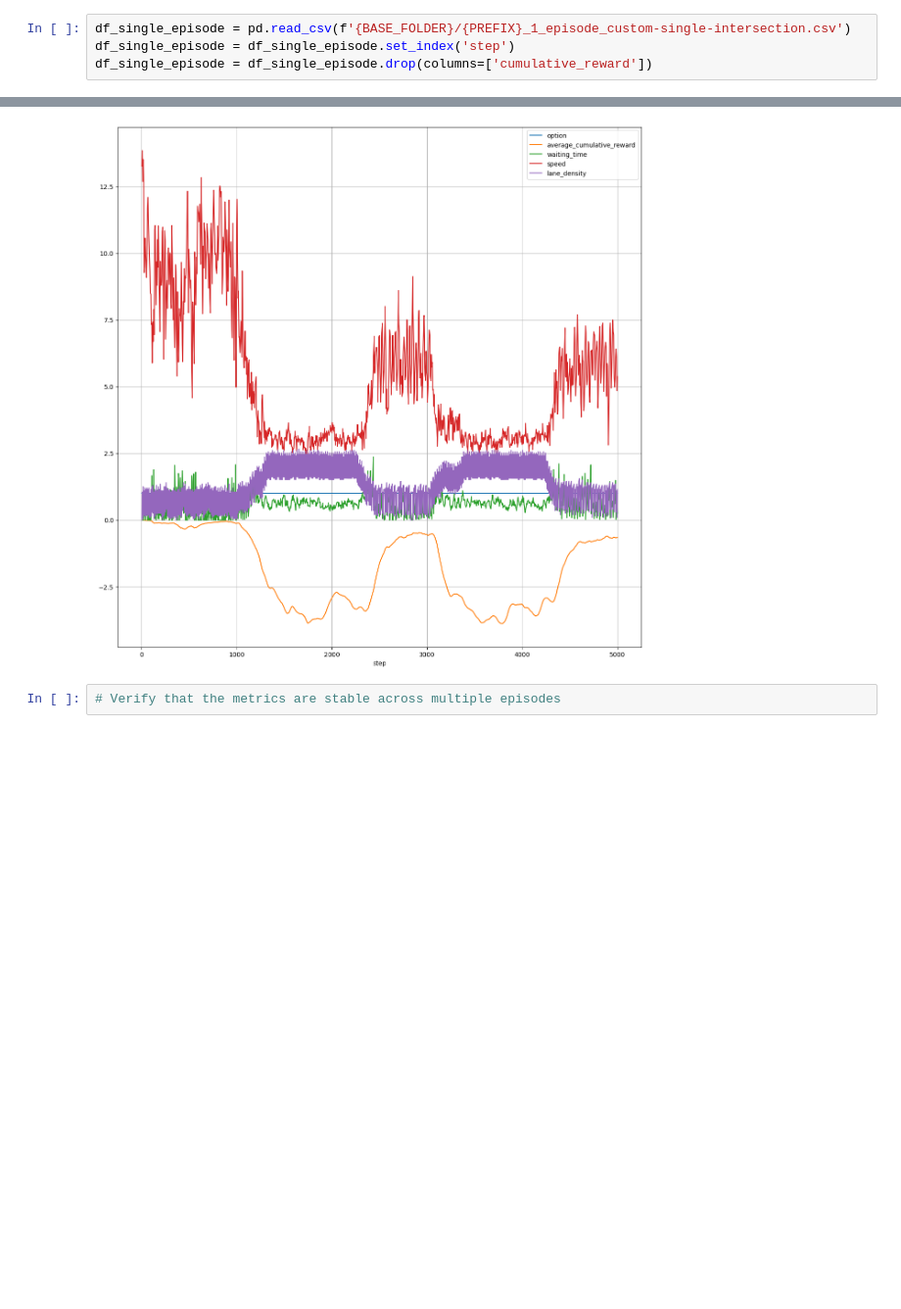
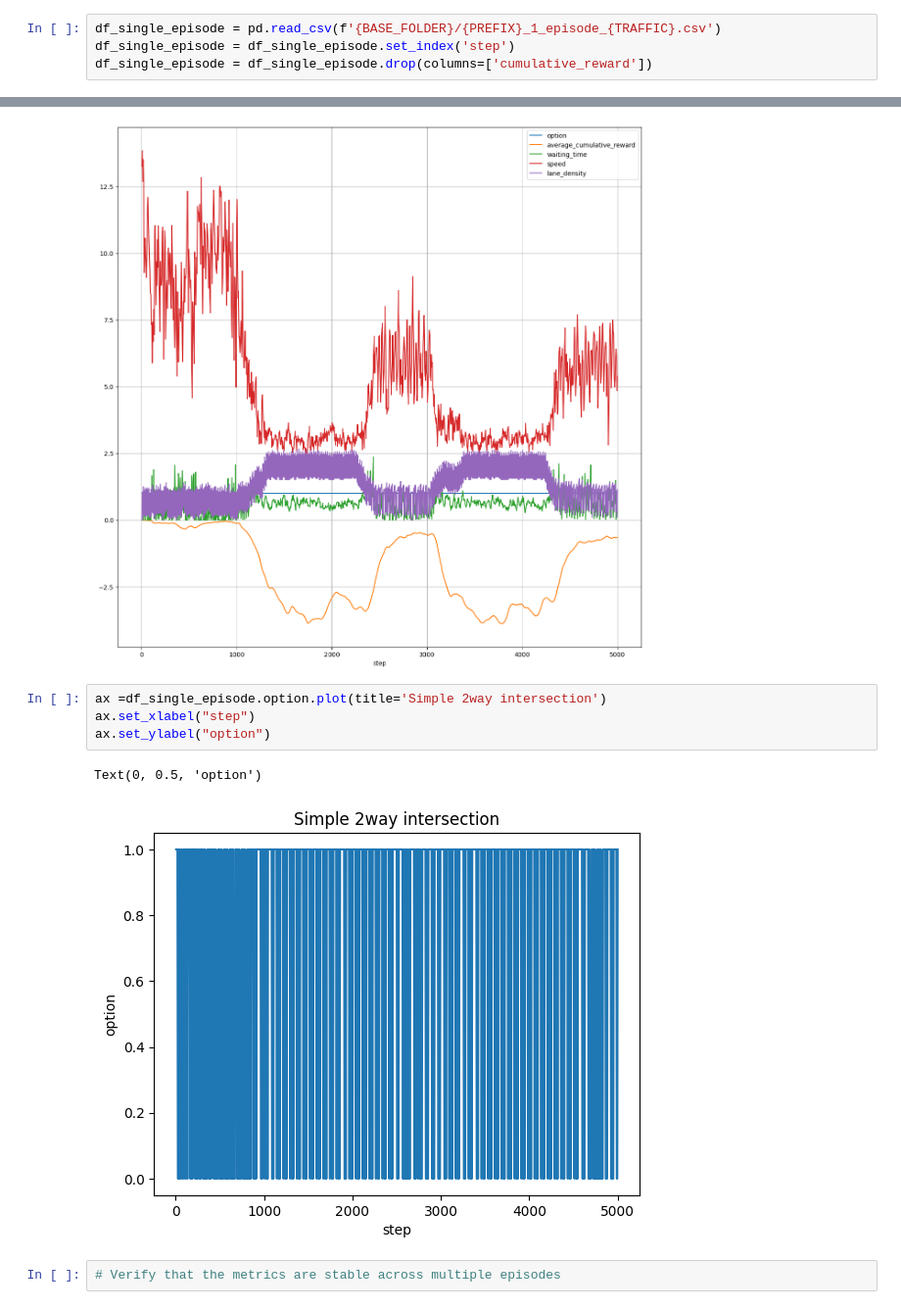
Before and after one commit to Ouroboros4991/MasterThesis2024, a Jupyter notebook: Sumo exploration.ipynb, the cells around one changed output, grey strips where cells are left out. Shown at 98% size. Saved outputs shown, nothing was run; the diff lists cells and outputs as text; blank space fills up the shorter version.

```diff
--- a/Sumo exploration.ipynb
+++ b/Sumo exploration.ipynb
@@ -6,7 +8,7 @@ PREFIX = 'oc_4mil_steps'
 # %%
 # Single episode
 # %%
-df_single_episode = pd.read_csv(f'{BASE_FOLDER}/{PREFIX}_1_episode_custom-single-intersection.csv')
+df_single_episode = pd.read_csv(f'{BASE_FOLDER}/{PREFIX}_1_episode_{TRAFFIC}.csv')
 df_single_episode = df_single_episode.set_index('step')
 df_single_episode = df_single_episode.drop(columns=['cumulative_reward'])
 # %%
@@ -14,6 +16,13 @@ df_single_episode.plot(grid=True, figsize=(15,15))
 # %% [output]
 <Axes: xlabel='step'>
 [figure]
+# %%
+ax =df_single_episode.option.plot(title='Simple 2way intersection')
+ax.set_xlabel("step")
+ax.set_ylabel("option")
+# %% [output]
+Text(0, 0.5, 'option')
+[figure, added]
 # %%
 # Verify that the metrics are stable across multiple episodes
 # %%
```
Also changed, not shown: parts of 1 cell of this notebook, 7 other files.
